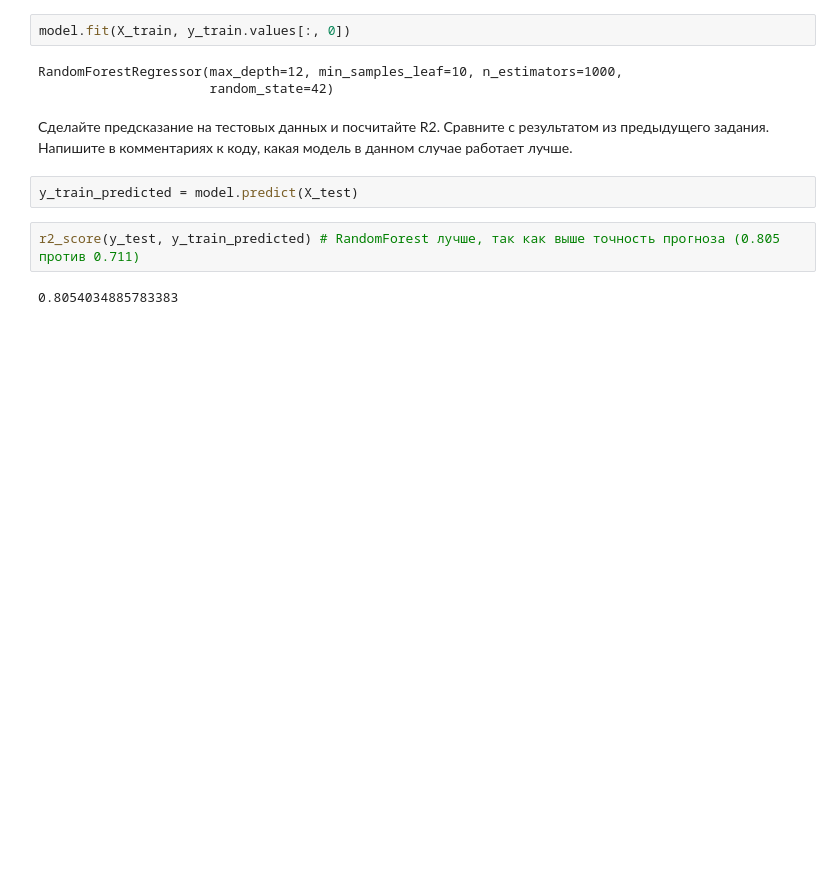
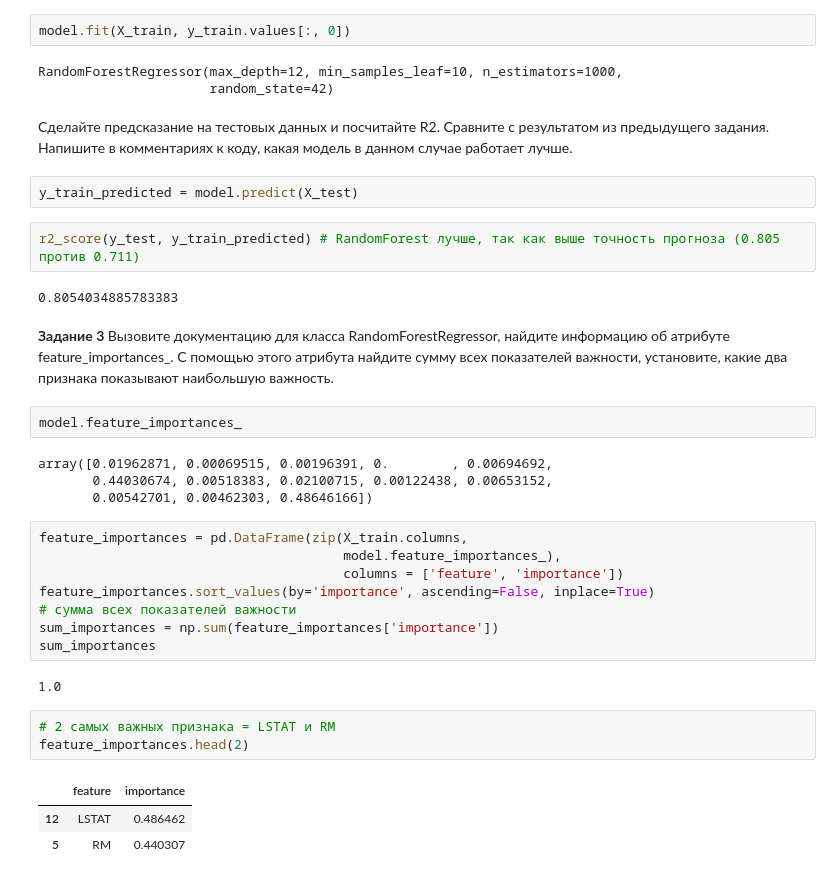
Before and after one commit to OllyMuh/Python_for_DataScience, a Jupyter notebook: Lesson_3_Python_for_Data.ipynb, the cells around one changed output. Drawn from its saved outputs; the diff is of its cells as text; blank space fills up the shorter version.

```diff
--- a/Lesson_3_Python_for_Data.ipynb
+++ b/Lesson_3_Python_for_Data.ipynb
@@ -112,3 +133,32 @@ y_train_predicted = model.predict(X_test)
 r2_score(y_test, y_train_predicted) # RandomForest лучше, так как выше точность прогноза (0.805 против 0.711)
 # %% [output]
 0.8054034885783383
+# %% [markdown]
+**Задание 3**
+Вызовите документацию для класса RandomForestRegressor,
+найдите информацию об атрибуте feature_importances_.
+С помощью этого атрибута найдите сумму всех показателей важности,
+установите, какие два признака показывают наибольшую важность.
+# %%
+model.feature_importances_
+# %% [output]
+array([0.01962871, 0.00069515, 0.00196391, 0.        , 0.00694692,
+       0.44030674, 0.00518383, 0.02100715, 0.00122438, 0.00653152,
+       0.00542701, 0.00462303, 0.48646166])
+# %%
+feature_importances = pd.DataFrame(zip(X_train.columns,
+                                       model.feature_importances_),
+                                       columns = ['feature', 'importance'])
+feature_importances.sort_values(by='importance', ascending=False, inplace=True)
+# сумма всех показателей важности
+sum_importances = np.sum(feature_importances['importance'])
+sum_importances
+# %% [output]
+1.0
+# %%
+# 2 самых важных признака = LSTAT и RM
+feature_importances.head(2)
+# %% [output]
+|  | feature | importance |
+| 12 | LSTAT | 0.486462 |
+| 5 | RM | 0.440307 |
```
Also changed, not shown: parts of 2 cells of this notebook.
